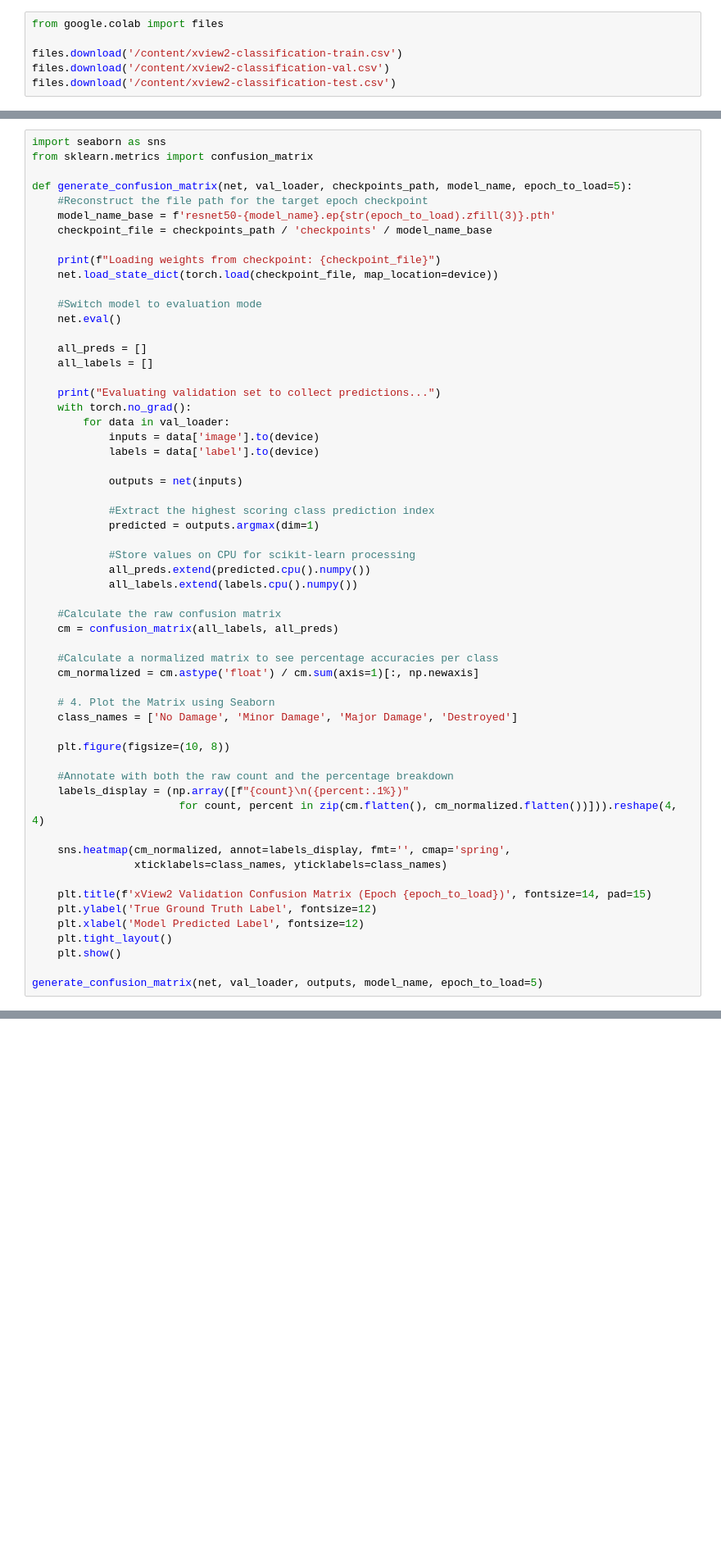
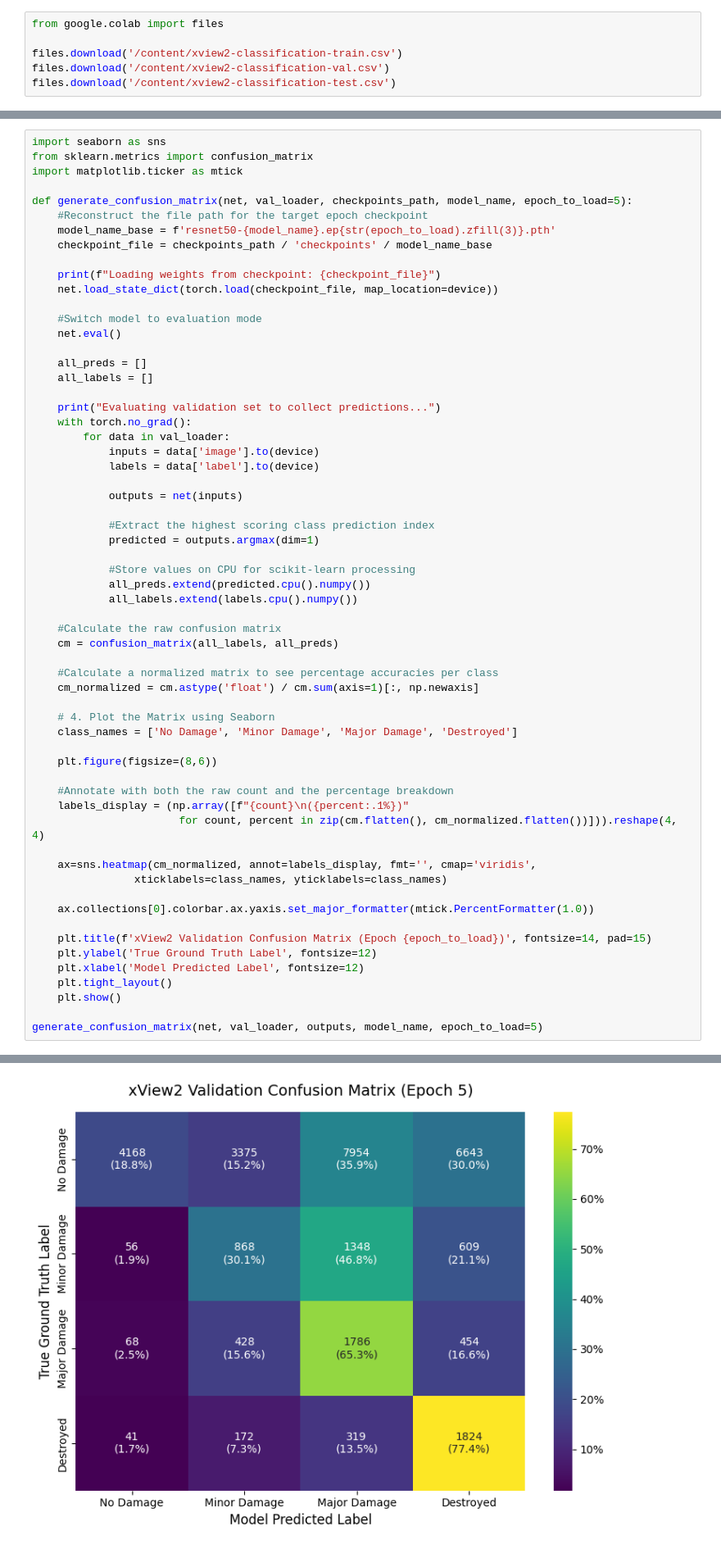
Before and after one commit to aishanikar9/BWSI_Operations_Team, a Jupyter notebook: BWSI_xView2_Model.ipynb, the cells around one changed output, grey strips where cells are left out. Shown at 82% size. Drawn from its saved outputs; the diff is of its cells as text; blank space fills up the shorter version.

```diff
--- a/BWSI_xView2_Model.ipynb
+++ b/BWSI_xView2_Model.ipynb
@@ -360,6 +360,7 @@ train_model(net, train_loader, val_loader, criterion, optimizer, scheduler, outp
 # %%
 import seaborn as sns
 from sklearn.metrics import confusion_matrix
+import matplotlib.ticker as mtick
 
 def generate_confusion_matrix(net, val_loader, checkpoints_path, model_name, epoch_to_load=5):
     #Reconstruct the file path for the target epoch checkpoint
@@ -399,14 +400,16 @@ def generate_confusion_matrix(net, val_loader, checkpoints_path, model_name, epo
     # 4. Plot the Matrix using Seaborn
     class_names = ['No Damage', 'Minor Damage', 'Major Damage', 'Destroyed']
 
-    plt.figure(figsize=(10, 8))
+    plt.figure(figsize=(8,6))
 
     #Annotate with both the raw count and the percentage breakdown
     labels_display = (np.array([f"{count}\n({percent:.1%})"
                        for count, percent in zip(cm.flatten(), cm_normalized.flatten())])).reshape(4, 4)
 
-    sns.heatmap(cm_normalized, annot=labels_display, fmt='', cmap='spring',
+    ax=sns.heatmap(cm_normalized, annot=labels_display, fmt='', cmap='viridis',
                 xticklabels=class_names, yticklabels=class_names)
+
+    ax.collections[0].colorbar.ax.yaxis.set_major_formatter(mtick.PercentFormatter(1.0))
 
     plt.title(f'xView2 Validation Confusion Matrix (Epoch {epoch_to_load})', fontsize=14, pad=15)
     plt.ylabel('True Ground Truth Label', fontsize=12)
@@ -415,3 +418,4 @@ def generate_confusion_matrix(net, val_loader, checkpoints_path, model_name, epo
     plt.show()
 
 generate_confusion_matrix(net, val_loader, outputs, model_name, epoch_to_load=5)
+# %% [output]
@@ -417,0 +424 @@ generate_confusion_matrix(net, val_loader, outputs, model_name, epoch_to_load=5)
+[figure, added]
```
Also changed, not shown: parts of 2 cells of this notebook.
